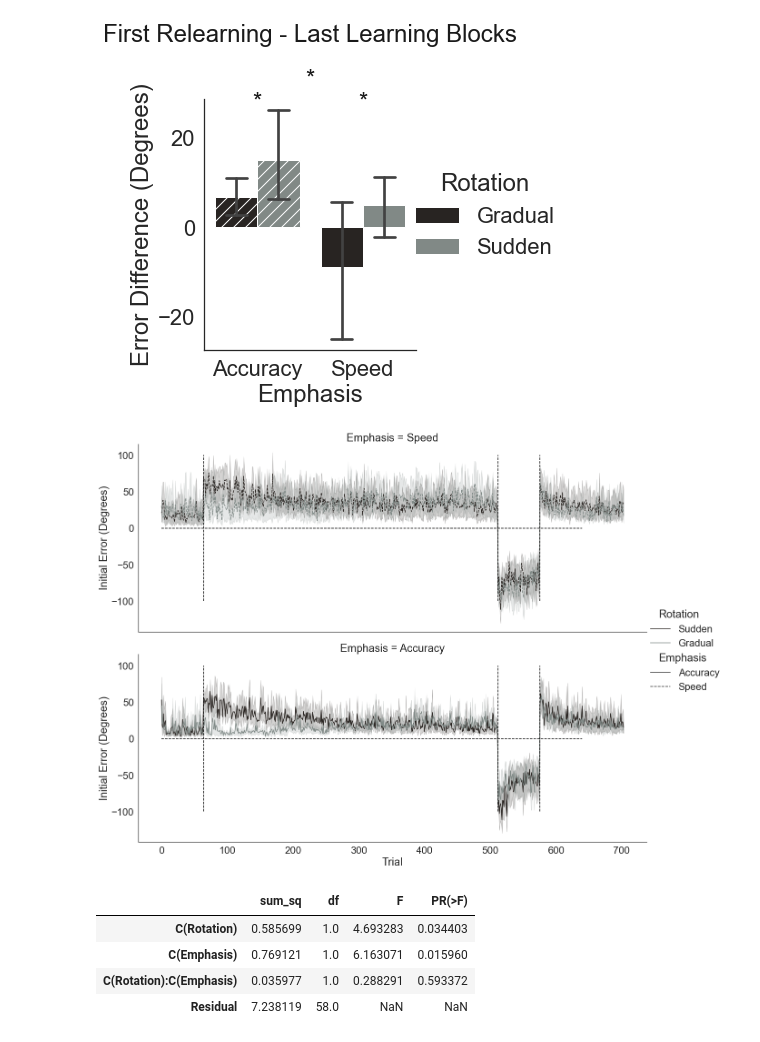
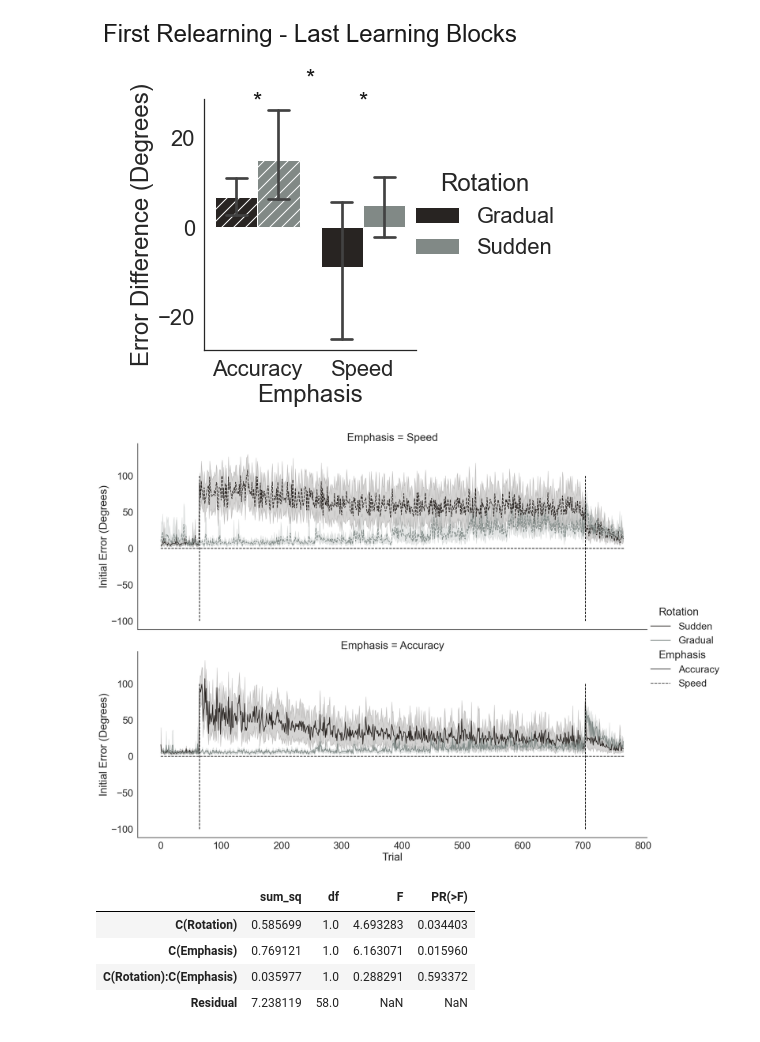
Before and after one commit to tejas-savalia/vma_behavioral, a Jupyter notebook: All experiments/experiment 1/plotting_stats copy.ipynb, the cells around one changed output. Cells and saved outputs as stored; diff of their text form; code cells hidden in the pictures.

```diff
--- a/All experiments/experiment 1/plotting_stats copy.ipynb
+++ b/All experiments/experiment 1/plotting_stats copy.ipynb
@@ -14,0 +9,9 @@ df_allphases = pd.read_csv('df_allphases.csv')
+# %%
+sns.set(font_scale = 2)
+sns.set_style('white')
+colors = [  '#808A87', '#292421',]
+sns.set_palette(sns.color_palette(colors))
+
+
+df_blockwise = pd.read_csv('df_allphases_initerror_blockwise.csv')
+df = pd.read_csv('df_allphases_initerror.csv')
@@ -47,2 +75,0 @@ df_relearn_blockwise = extract_blockwise(df_relearn.copy())
-# %%
-df_allphases_blockwise['block_no'] = df_allphases_blockwise['block no']
@@ -62,20 +75,0 @@ sns.catplot(x = 'Emphasis', hue = 'Rotation', y = 'initerrors_mean',
-# %%
-df_allphases_blockwise['initerrors_mean_degrees'] = df_allphases_blockwise['initerrors_mean']*180/np.pi
-g = sns.catplot(x = 'Emphasis', hue = 'Rotation', y = 'initerrors_mean_degrees', col = 'block no',
-            data = df_allphases_blockwise.loc[((df_allphases_blockwise['block no']==7))],
-            kind = 'bar', capsize = 0.2, hue_order=['Gradual', 'Sudden']
-            )
-x1, x2 = 0, 1
-y, h, col = df_allphases_blockwise.loc[(df_allphases_blockwise['block no'] == 6)]['initerrors_mean_degrees'].max()-35, 0.02, 'k'
-plt.text(0.5, y+h, "Block 7 \n (Final Learning Block)", ha='center', va='bottom', color=col)
-plt.text(0.5, y+h-15, "*", ha='center', va='bottom', color=col)
-
-g.set(ylabel='Angular Errors (Degrees)')
-g.set(title=None)
-
-# g.set_yl
-hatches = ['//', '', '//', '']
-for ax in g.axes.flat:
-    patches = [patch for patch in ax.patches]
-    for i, patch in enumerate(patches):
-        patch.set_hatch(hatches[i])
@@ -139,24 +119,24 @@ df_allphases['init_errors_degrees'] = df_allphases['init errors']*180/np.pi
 # %%
 sns.set_context('talk')
 sns.set(font_scale = 2)
 sns.set_style('white')
 colors = [ '#292421', '#808A87']
 sns.set_palette(sns.color_palette(colors))
 
-g = sns.relplot(x = 'trial no', y = 'init_errors_degrees', hue = 'Rotation', row = 'Emphasis', style='Emphasis',
+g = sns.relplot(x = 'Trial', y = 'init errors degrees', hue = 'Rotation', row = 'Emphasis', style='Emphasis',
                  style_order=['Accuracy', 'Speed'], hue_order=['Sudden', 'Gradual'], row_order=['Speed', 'Accuracy'],
-            data = df_allphases, height = 7, aspect = 2.5, kind = 'line')
+            data = df, height = 7, aspect = 2.5, kind = 'line')
 g.set_axis_labels('Trial', 'Initial Error (Degrees)')
 
 # draw lines:
 for ax in g.axes.ravel():
     ax.vlines(x = 64, ymax=100, ymin = -100, color = 'black', linestyles = '--')
-    ax.vlines(x = 64*8, ymax=100, ymin = -100, color = 'black', linestyles = '--')
-    ax.vlines(x = 64*9, ymax=100, ymin = -100, color = 'black', linestyles = '--')
+    # ax.vlines(x = 64*8, ymax=100, ymin = -100, color = 'black', linestyles = '--')
+    ax.vlines(x = 64*11, ymax=100, ymin = -100, color = 'black', linestyles = '--')
 
-    ax.hlines(y=0, xmin = 0, xmax = 640, color = 'black', linestyles = '--')
+    ax.hlines(y=0, xmin = 0, xmax = 768, color = 'black', linestyles = '--')
 # %% [output]
-[figure, old version]
+[figure, new version]
 # %%
 df_allphases_blockwise['difference_2'] = df_allphases_blockwise['initerrors_mean'].diff(periods= 2)
 
```
Also changed, not shown: parts of 11 cells of this notebook, 2 other files.
